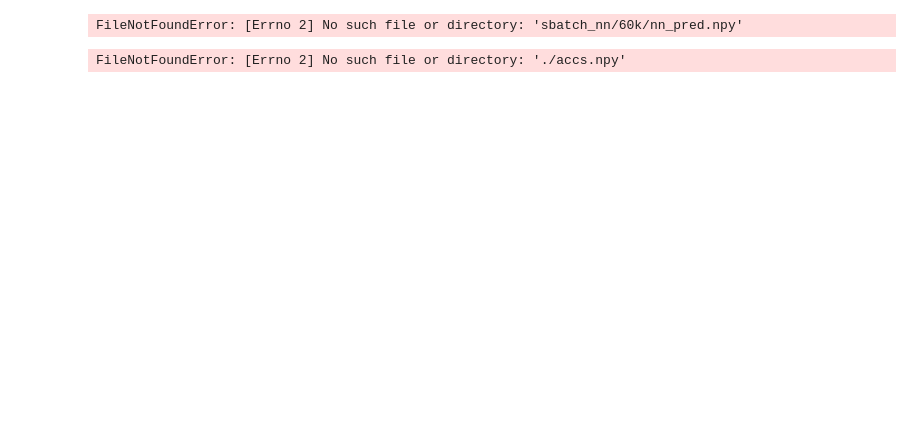
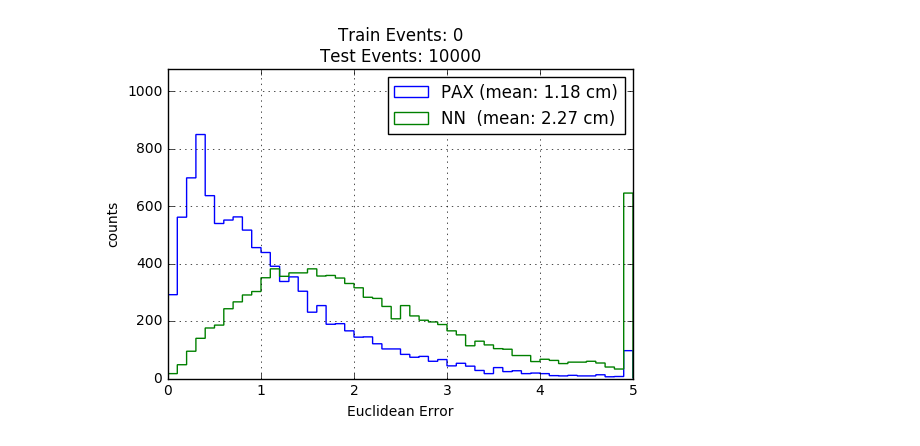
Before and after one commit to dbarg/pax_reconstruction, a Jupyter notebook: nn_s2only/evaluate.ipynb, the cells around one changed output. Drawn from its saved outputs; the diff is of its cells as text; code cells hidden in the pictures; blank space fills up the shorter version.

```diff
--- a/nn_s2only/evaluate.ipynb
+++ b/nn_s2only/evaluate.ipynb
@@ -12,7 +12,7 @@ import numpy as np
 
 #f = 'sbatch_nn/10k/nn_pred.npy'
 #f = 'sbatch_nn/50k/nn_pred.npy'
-f = 'sbatch_nn/60k/nn_pred.npy'
+f = 'sbatch_nn/old/60k/nn_pred.npy'
 
 arr    = np.load(f)
 
@@ -40,59 +40,31 @@ y_pred  = arr[:,5]
 dx_s2   = x_true - x_s2
 dy_s2   = y_true - y_s2
 dx_pred = x_true - x_pred
 dy_pred = y_true - y_pred
 
 dr2_s2        = np.sqrt(dx_s2**2   + dy_s2**2)
 dr2_pred      = np.sqrt(dx_pred**2 + dy_pred**2)
 dr2_s2_mean   = np.mean(dr2_s2)
 dr2_pred_mean = np.mean(dr2_pred)
 
 
 #------------------------------------------------------------------------------
 #------------------------------------------------------------------------------
 
 xmax=5
 
 lbl_s2   = "PAX (mean: {0:.2f} cm)".format(dr2_s2_mean)
 lbl_pred = "NN  (mean: {0:.2f} cm)".format(dr2_pred_mean)
 
 plt.hist(np.clip(dr2_s2  , 0, xmax), bins=50, range=[0, xmax], histtype='step', label=lbl_s2)
 plt.hist(np.clip(dr2_pred, 0, xmax), bins=50, range=[0, xmax], histtype='step', label=lbl_pred)
 #plt.hist(np.clip(dr2_s2, 0, xmax), bins=50, histtype='step', label=lbl_pred)
 
 plt.xlabel("Euclidean Error")
 plt.ylabel("counts")
 plt.title("Train Events: {0}\nTest Events: {1}".format(0, arr.shape[0]))
 plt.ylim([0, plt.gca().get_ylim()[1]*1.2])
 plt.legend()
 plt.grid()
 # %% [output]
-FileNotFoundError: [Errno 2] No such file or directory: 'sbatch_nn/60k/nn_pred.npy'
+[figure, added]
-# %%
-
-#------------------------------------------------------------------------------
-#------------------------------------------------------------------------------
-
-import numpy as np
-import keras
-from keras.models import Sequential
-from keras.layers import Dense
-from keras.layers import Dropout
-
-import utils_keras as kutils
-
-model = Sequential()
-model.add(Dense(127, input_dim=127))
-model.add(Dropout(.1))
-model.add(Dense(10))
-model.add(Dropout(.1))
-model.add(Dense(2))
-
-model.updates.count(0)
-
-x = np.load('./accs.npy')
-y = np.load('./losses.npy')
-print(x.shape)
-print(y.shape)
-# %% [output]
-FileNotFoundError: [Errno 2] No such file or directory: './accs.npy'
```
Also changed, not shown: parts of 1 cell of this notebook, 2 other files.
